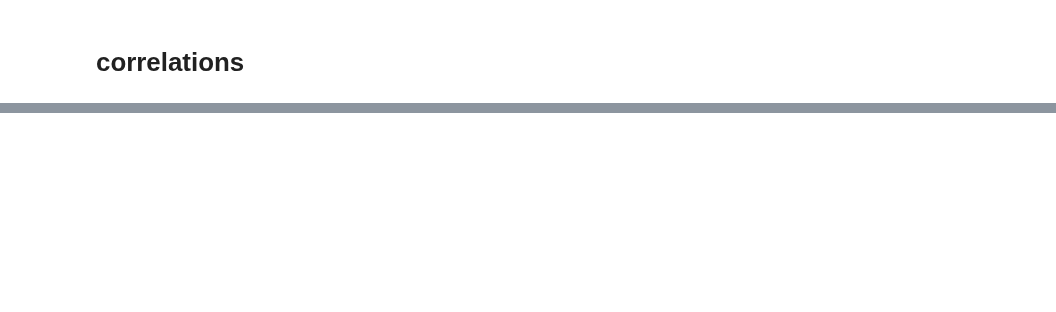
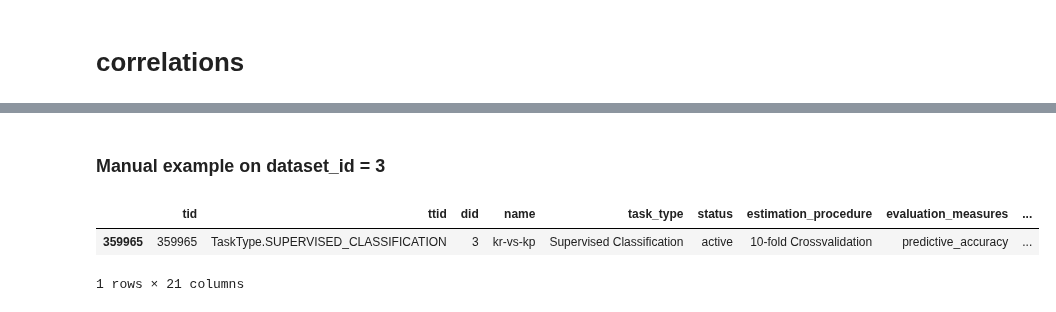
Before and after one commit to nina-prog/meta-learning-for-encoder-selection, a Jupyter notebook: notebooks/week09/Datasets-Meta-Information-Detailed.ipynb, the cells around one changed output, grey strips where cells are left out. Drawn from its saved outputs; the diff is of its cells as text; code cells hidden in the pictures; blank space fills up the shorter version.

Commit message:
Added manual experimetn for dataset 3 of the openml task and run task

```diff
--- a/notebooks/week09/Datasets-Meta-Information-Detailed.ipynb
+++ b/notebooks/week09/Datasets-Meta-Information-Detailed.ipynb
@@ -642,0 +833,21 @@ features.to_csv('../../data/preprocessed/features.csv')
+# %% [markdown]
+### Manual example on dataset_id = 3
+# %%
+# Check if task exists
+tasks = openml.tasks.list_tasks(
+    task_type=openml.tasks.TaskType.SUPERVISED_CLASSIFICATION, output_format="dataframe"
+)
+# %%
+dataset = openml.datasets.get_dataset(dataset_id=int(3))
+#tasks[tasks['name'] == dataset.name]
+tasks[tasks['did'] == 3]
+
+# Filter
+eval_measures = ['predictive_accuracy', 'area_under_roc_curve', 'f_measure']
+task_filter = ((tasks['did'] == 3) & (tasks['estimation_procedure'] == '10-fold Crossvalidation') & (tasks['evaluation_measures'] == 'predictive_accuracy'))
+filtered_tasks = tasks[task_filter]
+filtered_tasks
+# %% [output]
+|  | tid | ttid | did | name | task_type | status | estimation_procedure | evaluation_measures | ... |
+| 359965 | 359965 | TaskType.SUPERVISED_CLASSIFICATION | 3 | kr-vs-kp | Supervised Classification | active | 10-fold Crossvalidation | predictive_accuracy | ... |
+1 rows × 21 columns
```
Also changed, not shown: parts of 32 cells of this notebook.
